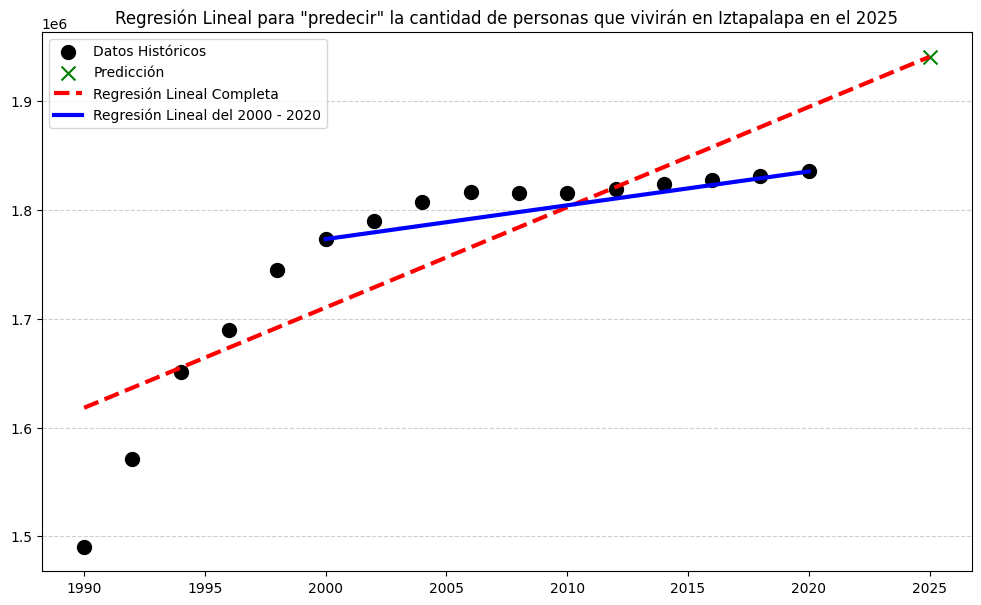
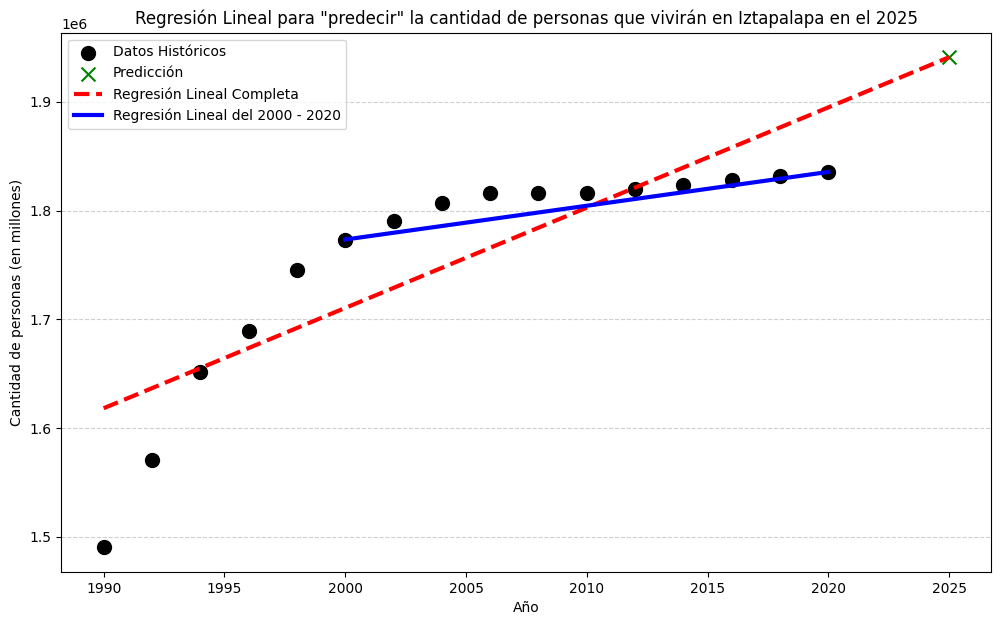
The notebook cell's code change between the first figure and the second:
--- before
+++ after
@@ -59,4 +59,6 @@
 
 plt.legend()
+plt.xlabel("Año")
+plt.ylabel("Cantidad de personas (en millones)")
 plt.grid(axis="y",
          linestyle="--",

Commit: Añadí el "xlabel, ylabel" a la gráfica